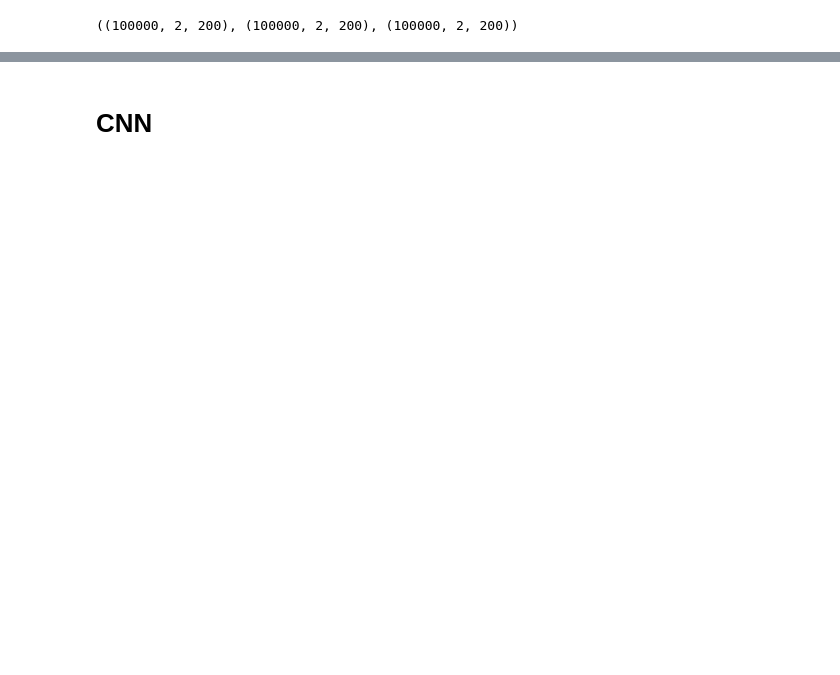
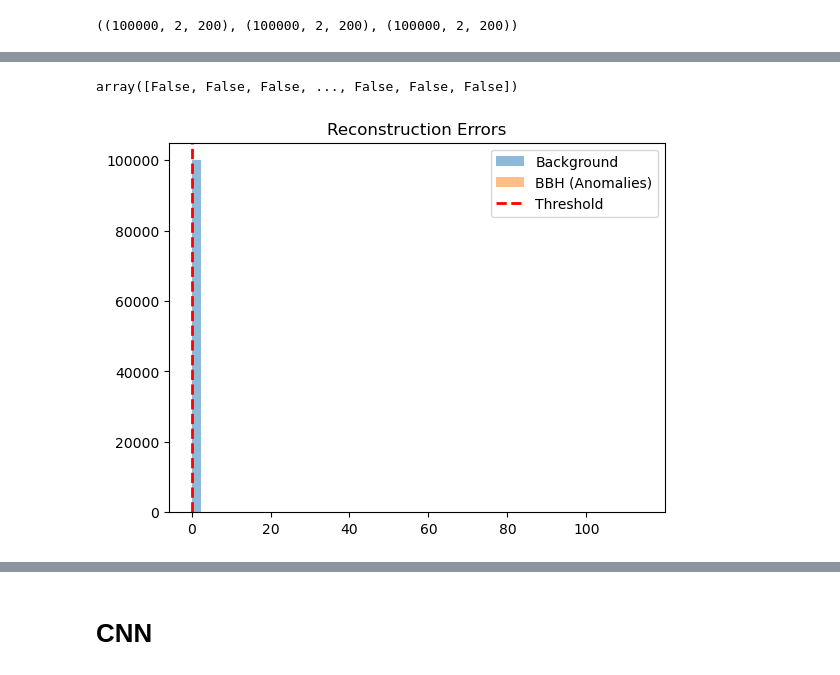
Before and after one commit to EliteApex/SMASH-hackathon, a Jupyter notebook: rebecca_starter.ipynb, the cells around one changed output, grey strips where cells are left out. Saved outputs shown, nothing was run; the diff lists cells and outputs as text; code cells hidden in the pictures; blank space fills up the shorter version.

```diff
--- a/rebecca_starter.ipynb
+++ b/rebecca_starter.ipynb
@@ -25,0 +399,2 @@ background.shape, bbh.shape, sglf.shape
+# %%
+bbh_reconstructed = model.predict(bbh)
@@ -25,0 +403,3 @@ background.shape, bbh.shape, sglf.shape
+# %%
+reconstruction_errors = np.mean(np.square(bbh - bbh_reconstructed), axis=(1, 2))  # Error per sample
+reconstruction_errors
@@ -25,0 +409,3 @@ background.shape, bbh.shape, sglf.shape
+# %%
+background_reconstructed = model.predict(background)
+background_errors = np.mean(np.square(background - background_reconstructed), axis=(1, 2))
@@ -25,0 +414,15 @@ background.shape, bbh.shape, sglf.shape
+# %%
+threshold = np.percentile(background_errors, 95)  # 95th percentile as the anomaly threshold
+anomalies = reconstruction_errors > threshold
+anomalies
+# %% [output]
+array([False, False, False, ..., False, False, False])
+# %%
+plt.hist(background_errors, bins=50, alpha=0.5, label='Background')
+plt.hist(reconstruction_errors, bins=50, alpha=0.5, label='BBH (Anomalies)')
+plt.axvline(threshold, color='r', linestyle='dashed', linewidth=2, label='Threshold')
+plt.legend()
+plt.title('Reconstruction Errors')
+plt.show()
+# %% [output]
+[figure, added]
```
Also changed, not shown: parts of 27 cells of this notebook.
